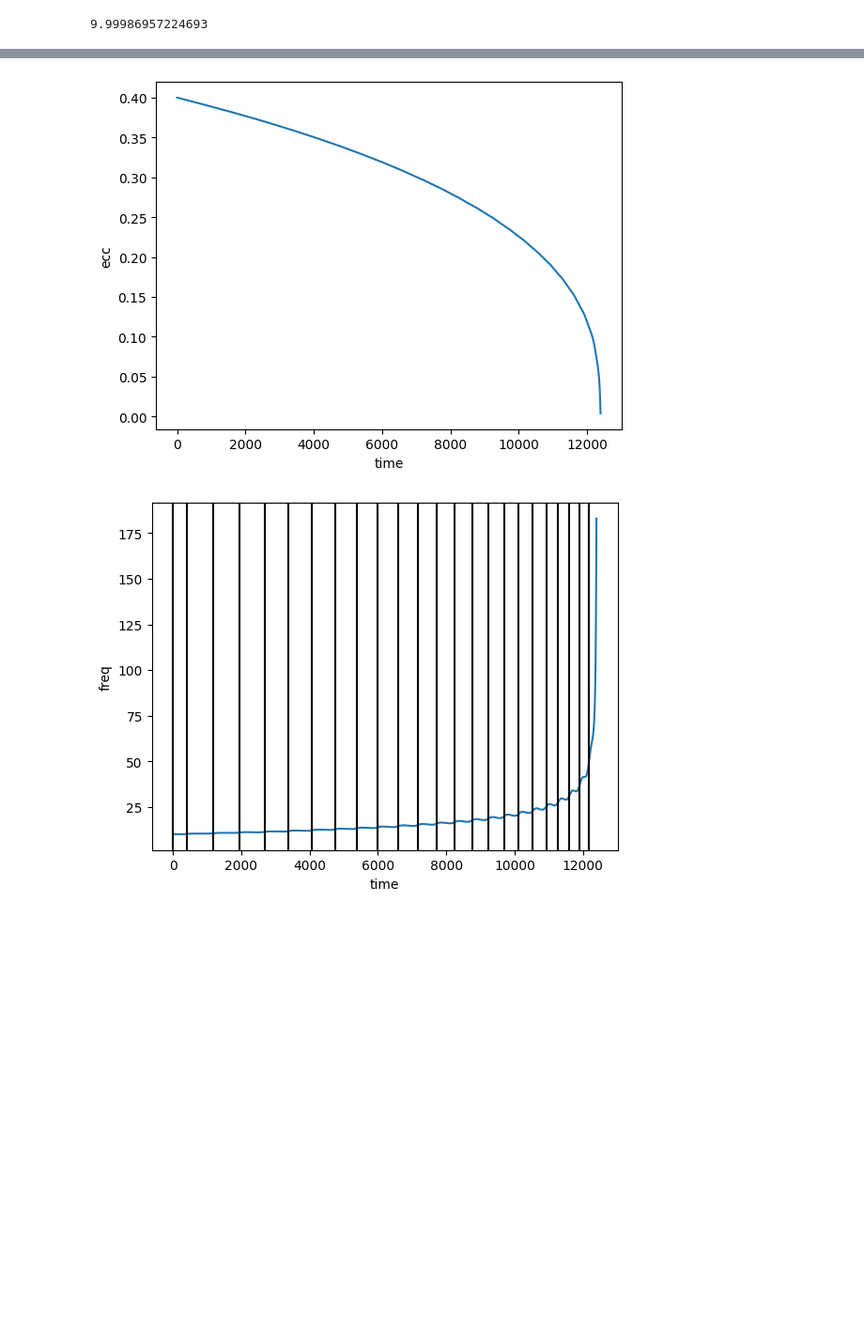
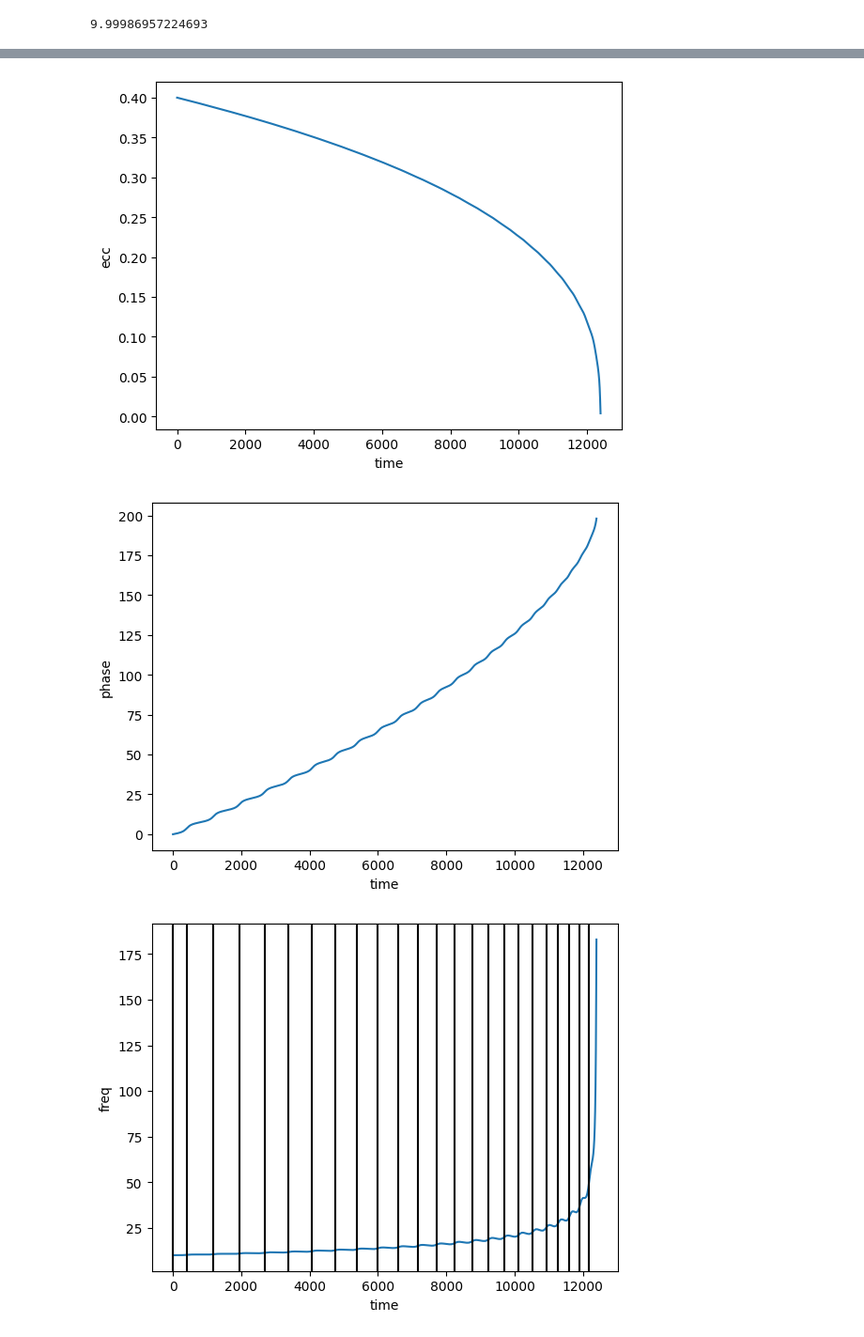
Before and after one commit to BenGPatterson/EccentricBinaries, a Jupyter notebook: notebooks/SEOBNRv5EHM.ipynb, the cells around one changed output, grey strips where cells are left out. Shown at 94% size. Cells and saved outputs as stored; diff of their text form; code cells hidden in the pictures; blank space fills up the shorter version.

```diff
--- a/notebooks/SEOBNRv5EHM.ipynb
+++ b/notebooks/SEOBNRv5EHM.ipynb
@@ -180,16 +180,22 @@ x[0]**(3/2)*const.c**3/(const.G*60*aconst.M_sun.value*np.pi)
 # %%
 plt.plot(t, x**(3/2)*const.c**3/(const.G*60*aconst.M_sun.value*np.pi))
 plt.xlabel('time')
 plt.ylabel('freq')
 plt.show()
 
 plt.plot(t, e)
 plt.xlabel('time')
 plt.ylabel('ecc')
 plt.show()
+
+plt.plot(t, phi)
+plt.xlabel('time')
+plt.ylabel('phase')
+plt.show()
 # %% [output]
 [figure]
 [figure]
+[figure, added]
 # %%
 # Find times where rel anomaly = 0
 rel_anom_zeroes = []
```
Also changed, not shown: parts of 21 cells of this notebook.
